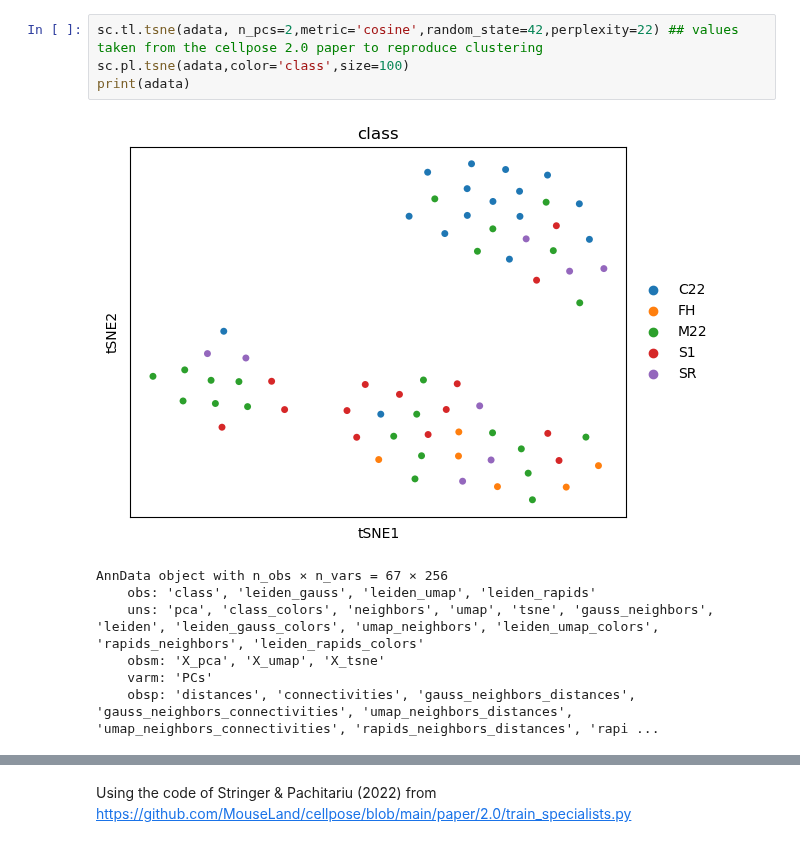
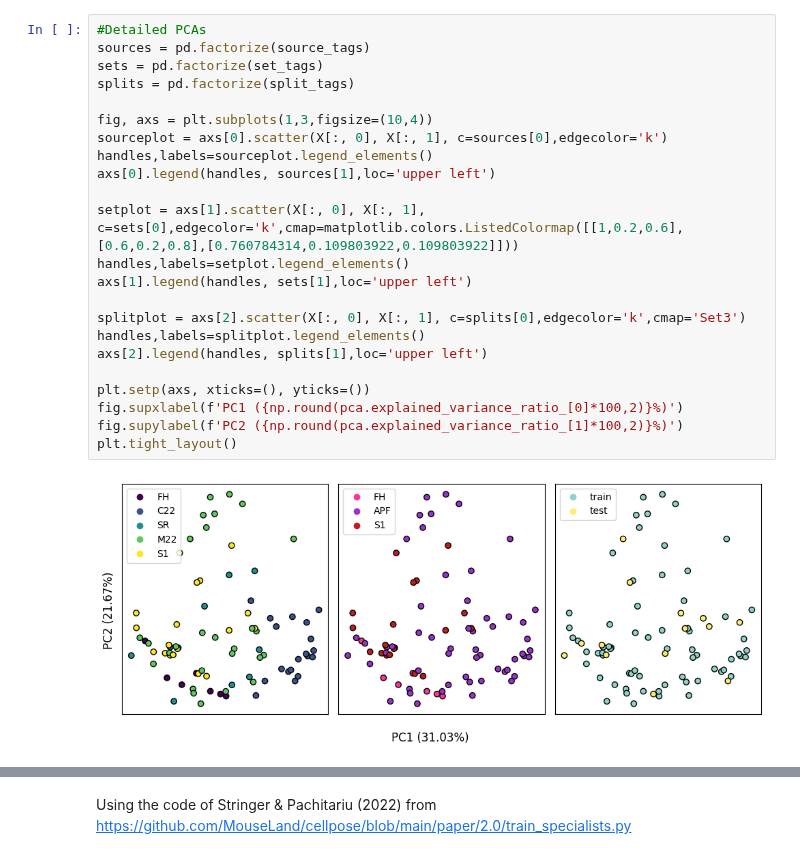
Before and after one commit to dmair1989/imagegrains, a Jupyter notebook: notebooks/tSNE.ipynb, the cells around one changed output, grey strips where cells are left out. Drawn from its saved outputs; the diff is of its cells as text.

```diff
--- a/notebooks/tSNE.ipynb
+++ b/notebooks/tSNE.ipynb
@@ -201,15 +165,28 @@ sc.pl.umap(adata, color='class', use_raw=False,size=100)
-# %%
-sc.tl.tsne(adata, n_pcs=2,metric='cosine',random_state=42,perplexity=22) ## values taken from the cellpose 2.0 paper to reproduce clustering
-sc.pl.tsne(adata,color='class',size=100)
-print(adata)
-# %% [output]
-[figure, removed]
-AnnData object with n_obs × n_vars = 67 × 256
-    obs: 'class', 'leiden_gauss', 'leiden_umap', 'leiden_rapids'
-    uns: 'pca', 'class_colors', 'neighbors', 'umap', 'tsne', 'gauss_neighbors', 'leiden', 'leiden_gauss_colors', 'umap_neighbors', 'leiden_umap_colors', 'rapids_neighbors', 'leiden_rapids_colors'
-    obsm: 'X_pca', 'X_umap', 'X_tsne'
-    varm: 'PCs'
-    obsp: 'distances', 'connectivities', 'gauss_neighbors_distances', 'gauss_neighbors_connectivities', 'umap_neighbors_distances', 'umap_neighbors_connectivities', 'rapids_neighbors_distances', 'rapi ...
+# %%
+#Detailed PCAs
+sources = pd.factorize(source_tags)
+sets = pd.factorize(set_tags)
+splits = pd.factorize(split_tags)
+
+fig, axs = plt.subplots(1,3,figsize=(10,4))
+sourceplot = axs[0].scatter(X[:, 0], X[:, 1], c=sources[0],edgecolor='k')
+handles,labels=sourceplot.legend_elements()
+axs[0].legend(handles, sources[1],loc='upper left')
+
+setplot = axs[1].scatter(X[:, 0], X[:, 1], c=sets[0],edgecolor='k',cmap=matplotlib.colors.ListedColormap([[1,0.2,0.6],[0.6,0.2,0.8],[0.760784314,0.109803922,0.109803922]]))
+handles,labels=setplot.legend_elements()
+axs[1].legend(handles, sets[1],loc='upper left')
+
+splitplot = axs[2].scatter(X[:, 0], X[:, 1], c=splits[0],edgecolor='k',cmap='Set3')
+handles,labels=splitplot.legend_elements()
+axs[2].legend(handles, splits[1],loc='upper left')
+
+plt.setp(axs, xticks=(), yticks=())
+fig.supxlabel(f'PC1 ({np.round(pca.explained_variance_ratio_[0]*100,2)}%)')
+fig.supylabel(f'PC2 ({np.round(pca.explained_variance_ratio_[1]*100,2)}%)')
+plt.tight_layout()
+# %% [output]
+[figure, added]
 # %%
 method_l = ['gauss','umap','rapids']
 for k in range(3):
```
Also changed, not shown: parts of 24 cells of this notebook, 2 other files.
